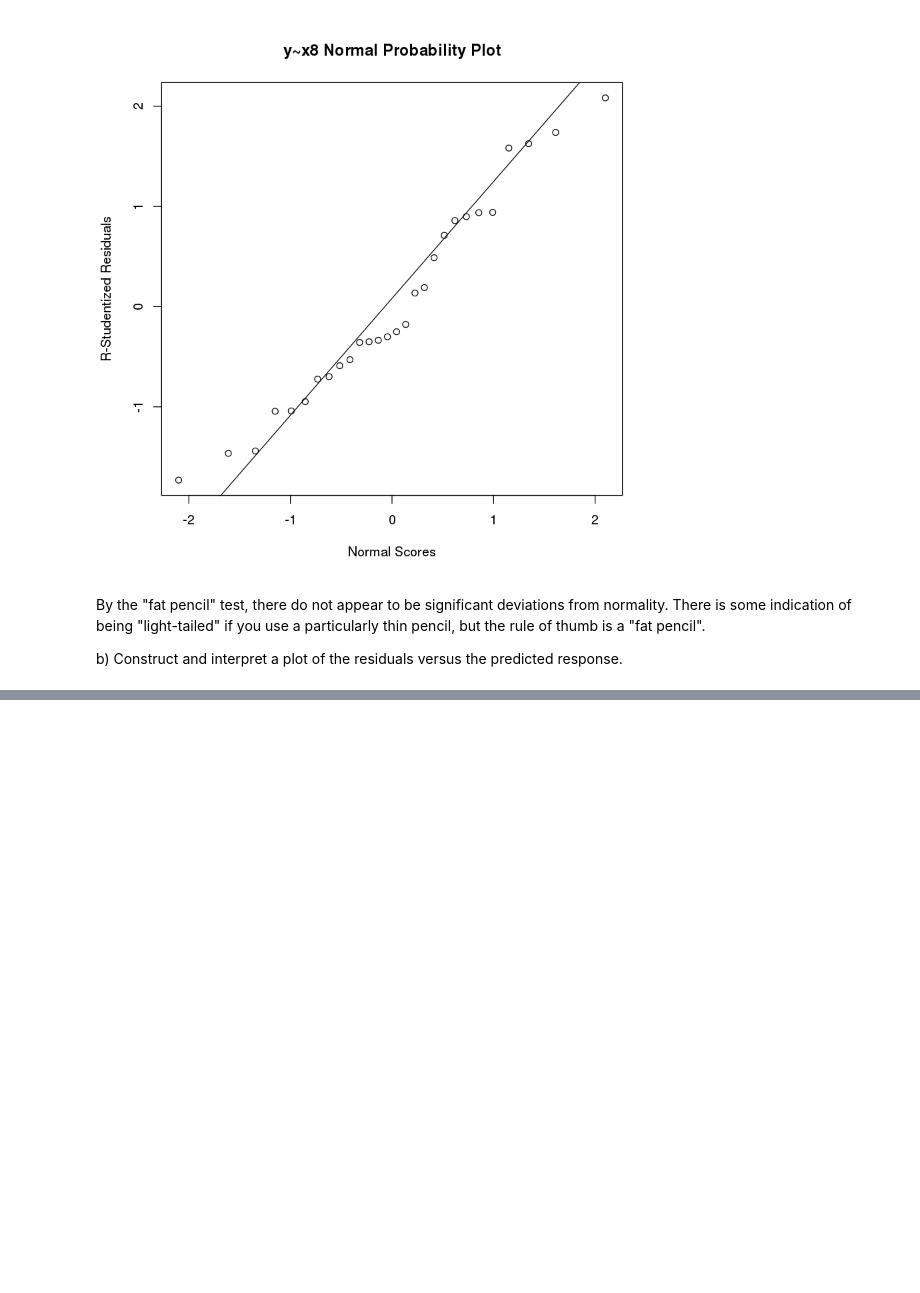
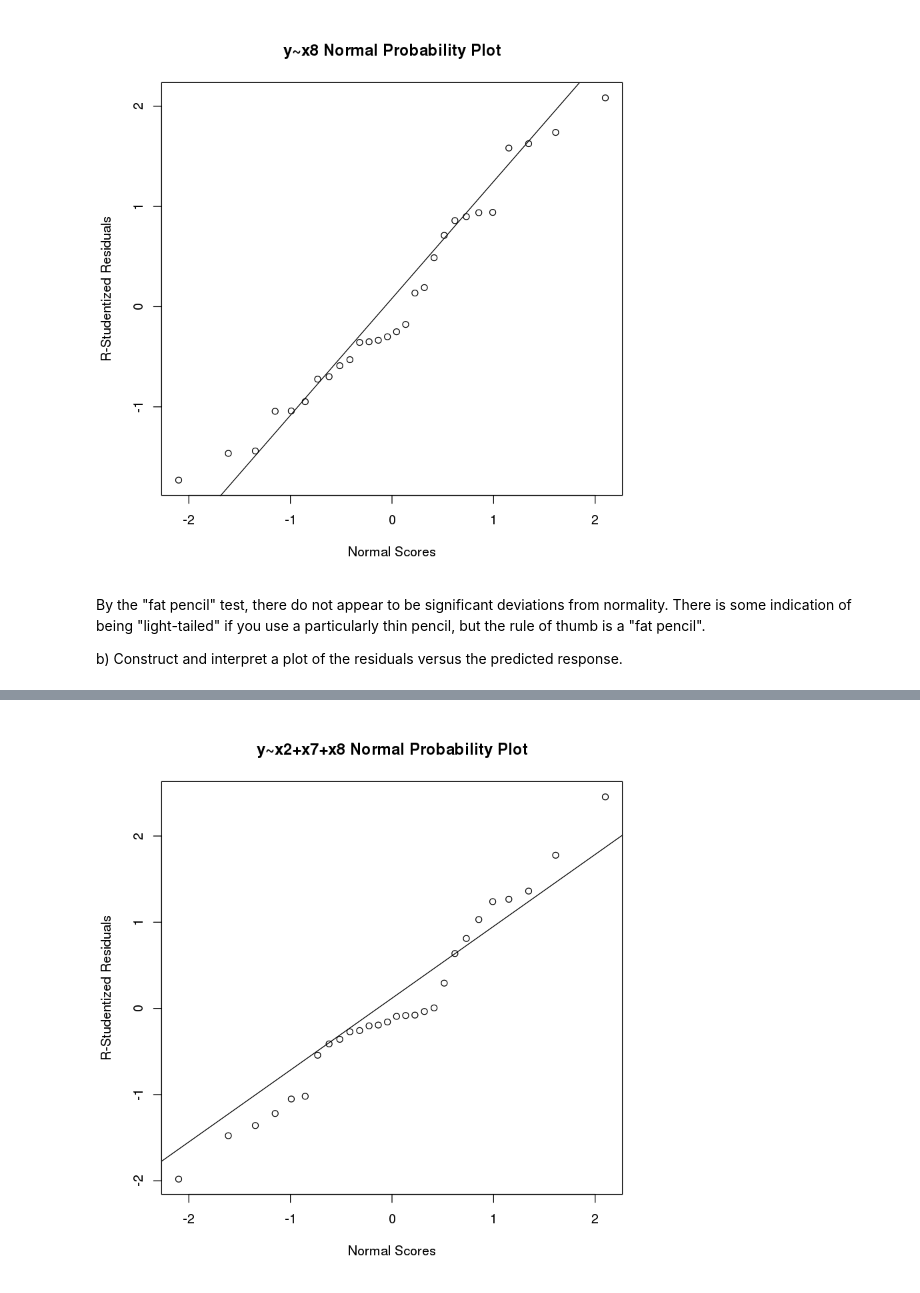
Before and after one commit to fergieis/EmpModel, a Jupyter notebook: HW2/HW2.ipynb, the cells around one changed output, grey strips where cells are left out. Cells and saved outputs as stored; diff of their text form; code cells hidden in the pictures; blank space fills up the shorter version.

```diff
--- a/HW2/HW2.ipynb
+++ b/HW2/HW2.ipynb
@@ -72,0 +74,7 @@ cor(A$x2, A$x7)
+# %%
+model <- lm(y~x2+x7+x8, data = A)
+residuals <- studres(model)
+qqnorm(residuals, ylab="R-Studentized Residuals", xlab="Normal Scores", main="y~x2+x7+x8 Normal Probability Plot")
+qqline(residuals)
+# %% [output]
+[figure, added]
```
Also changed, not shown: parts of 17 cells of this notebook, 2 other files.
